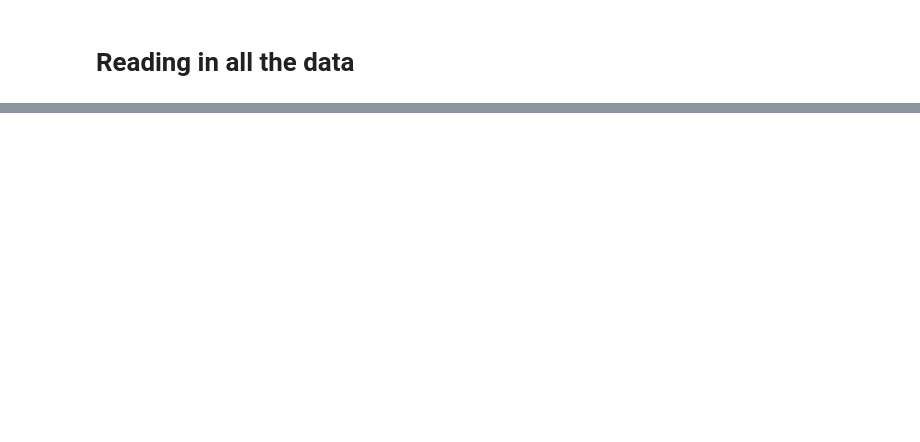
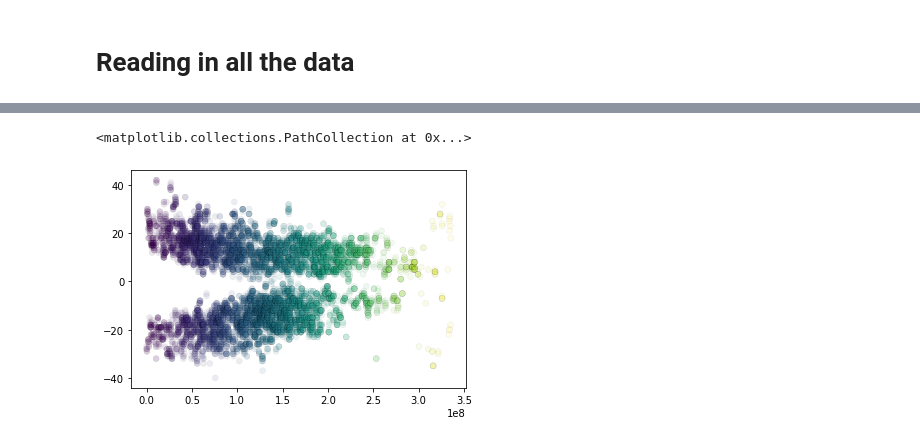
Before and after one commit to hayesla/SolarStatsStuff, a Jupyter notebook: ar_analysis/hek_testing.ipynb, the cells around one changed output, grey strips where cells are left out. Drawn from its saved outputs; the diff is of its cells as text; code cells hidden in the pictures; blank space fills up the shorter version.

```diff
--- a/ar_analysis/hek_testing.ipynb
+++ b/ar_analysis/hek_testing.ipynb
@@ -223,0 +302,5 @@ plt.gca().set_aspect('equal', adjustable='box')
+# %%
+plt.scatter(times, all_data['hgc_y'], alpha=0.1, c=times, cmap='viridis', edgecolor='k', lw=0.3)
+# %% [output]
+<matplotlib.collections.PathCollection at 0x...>
+[figure, added]
```
Also changed, not shown: parts of 15 cells of this notebook.
